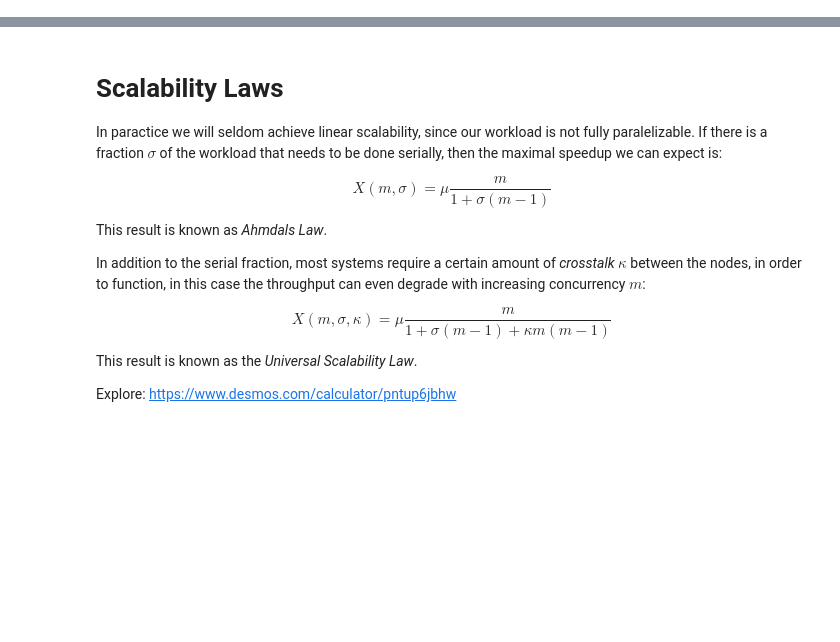
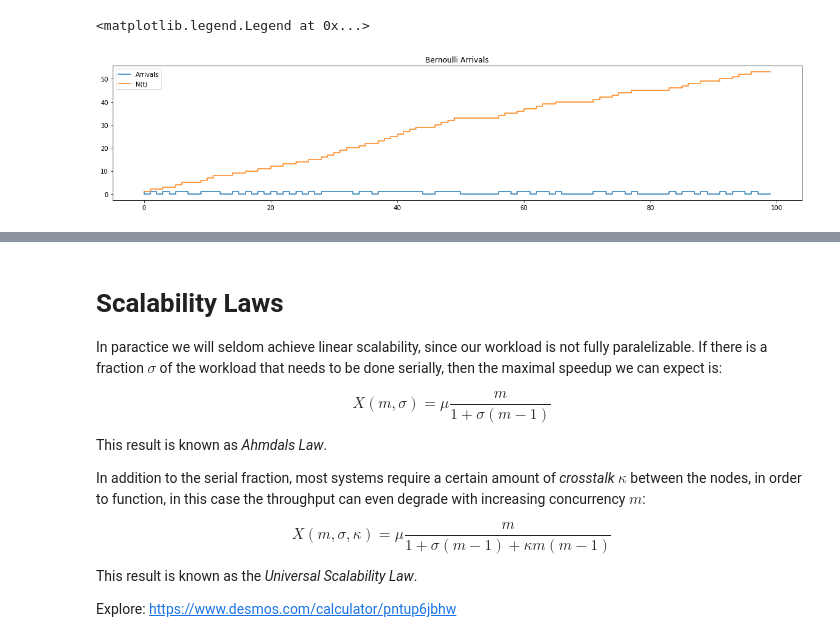
Before and after one commit to HeinrichHartmann/Statistics-for-Engineers, a Jupyter notebook: Queuing Theory.ipynb, the cells around one changed output, grey strips where cells are left out. Cells and saved outputs as stored; diff of their text form; code cells hidden in the pictures; blank space fills up the shorter version.

```diff
--- a/Queuing Theory.ipynb
+++ b/Queuing Theory.ipynb
@@ -312,0 +210,22 @@ Interactive Version: https://www.desmos.com/calculator/qpbnllcyeo
+# %%
+#
+# Computing N(t) and the arrival rate
+#
+def walk(I):
+    s = 0
+    for y in I:
+        s += y
+        yield s
+# %%
+# Simulating Bernoulli arrivals
+p = 0.5
+N = 100
+arrivals    = Sample(Ber(p), N) # arrivals per minute
+arrivals_nt = walk(arrivals)    # N(T)
+Plot(arrivals)
+Plot(arrivals_nt)
+plt.title("Bernoulli Arrivals")
+plt.legend(["Arrivals", "N(t)"])
+# %% [output]
+<matplotlib.legend.Legend at 0x...>
+[figure, added]
```
Also changed, not shown: parts of 60 cells of this notebook.
